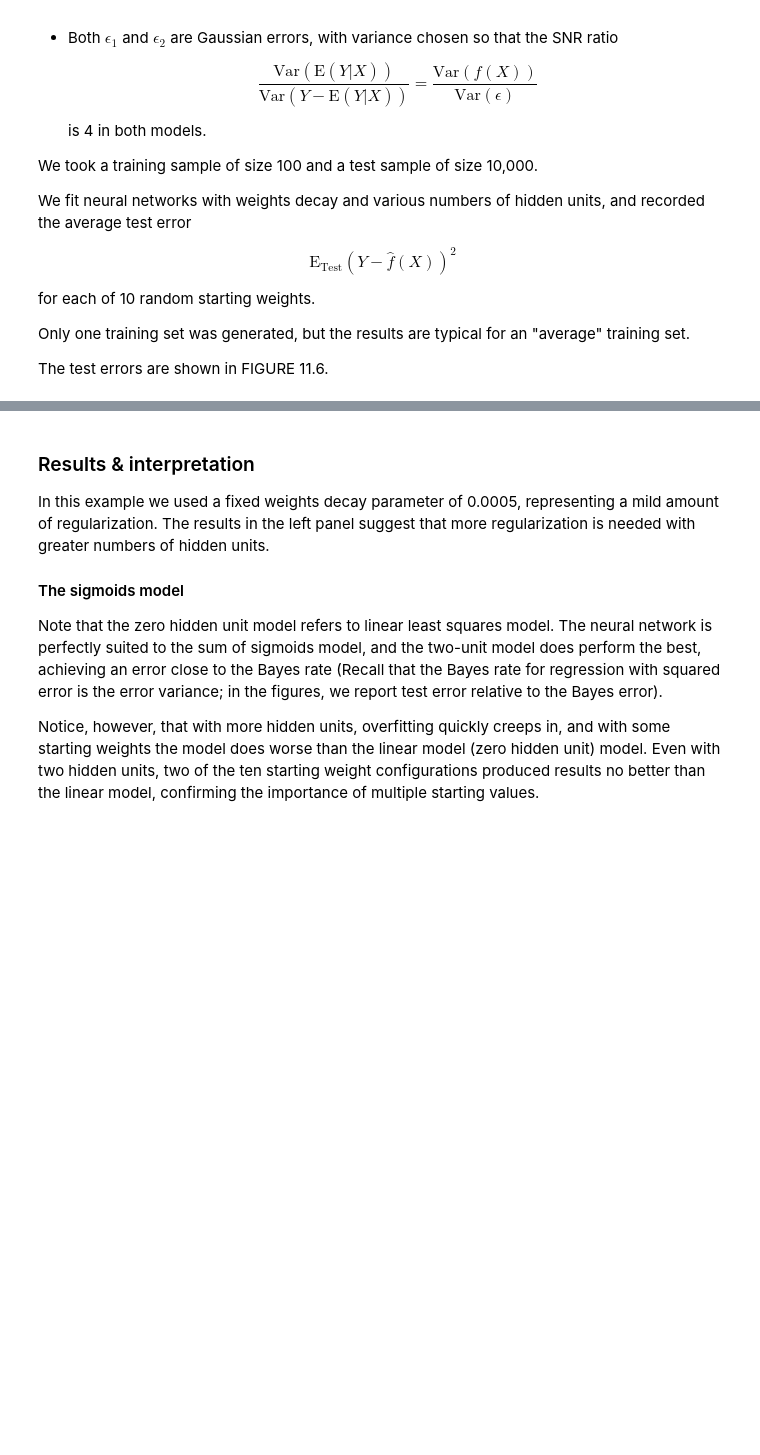
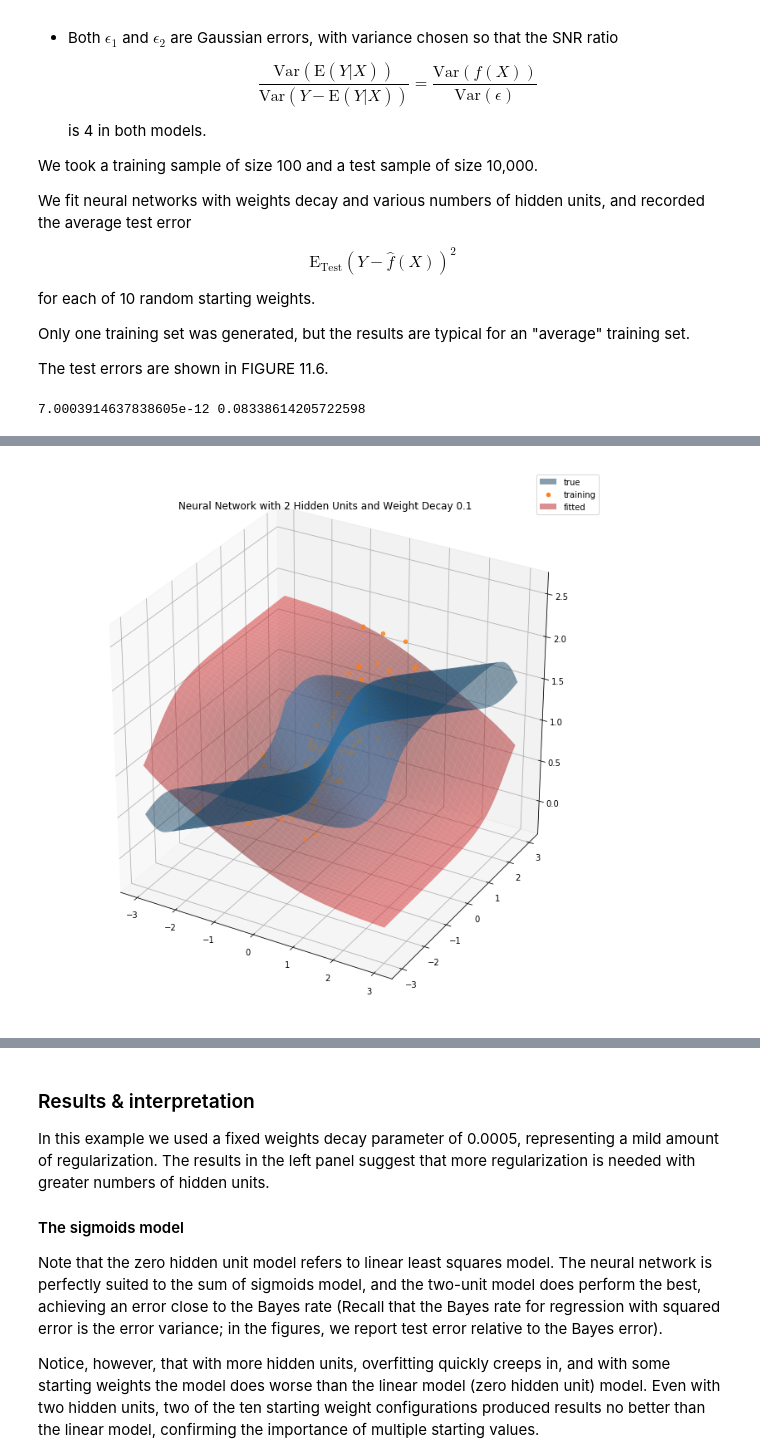
Before and after one commit to dgkim5360/the-elements-of-statistical-learning-notebooks, a Jupyter notebook: chapter11-neural-networks/section06-example-simulated-data.ipynb, the cells around one changed output, grey strips where cells are left out. Cells and saved outputs as stored; diff of their text form; code cells hidden in the pictures; blank space fills up the shorter version.

```diff
--- a/chapter11-neural-networks/section06-example-simulated-data.ipynb
+++ b/chapter11-neural-networks/section06-example-simulated-data.ipynb
@@ -128,0 +84,35 @@ torch_y = torch.autograd.Variable(torch.from_numpy(train_y.reshape(100, 1)).floa
+# %%
+def init_weights(model):
+    if isinstance(model, torch.nn.Linear):
+        torch.nn.init.normal(model.weight.data)
+
+
+def train(model:torch.nn.Module,
+          loss_fn:torch.nn.Module,
+          optimizer:torch.optim.Optimizer,
+          niter:int,
+          torch_x:torch.autograd.Variable,
+          torch_y:torch.autograd.Variable)->torch.nn.Module:
+    model.apply(init_weights)  # Reset the model
+    for epoch in range(niter):
+        y_pred = model(torch_x)
+
+        loss = loss_fn(y_pred, torch_y)
+
+        optimizer.zero_grad()
+
+        loss.backward()
+
+        optimizer.step()
+
+    # print(f'{niter} iterations done.')
+    # print('loss with weight decay', loss.data[0])
+    return loss
+
+
+def test(model:torch.nn.Module,
+         loss_fn:torch.nn.Module,
+         torch_x_test:torch.autograd.Variable,
+         torch_y_test:torch.autograd.Variable):
+    y_pred = model(torch_x_test)
+    return loss_fn(y_pred, torch_y_test)
@@ -129,3 +174,7 @@ torch_y = torch.autograd.Variable(torch.from_numpy(train_y.reshape(100, 1)).floa
+# %%
+print(errrate_bayes_radial, errrate_bayes_sigmoid)
+# %% [output]
+7.0003914637838605e-12 0.08338614205722598
 # %%
 %%time
 # Try only the best model for plot
@@ -142,19 +191,21 @@ optimizer = torch.optim.SGD(model.parameters(),
 loss_fn = torch.nn.MSELoss(size_average=False)
 
 # Train that model
-loss = train(model, loss_fn, optimizer, niter, torch_x, torch_y)
+loss = train(model, loss_fn, optimizer, niter, torch_x_sigmoid, torch_y_sigmoid)
 
 # Plot
 linspace = scipy.linspace(-3, 3, 100)
 meshgrid_x, meshgrid_y = scipy.meshgrid(linspace, linspace)
 meshgrid_z_true = sigmoid(3*(meshgrid_x+meshgrid_y)) + sigmoid(3*(meshgrid_x-meshgrid_y))
 
-fig1 = plt.figure(1)
+fig1 = plt.figure(1, figsize=(12, 12))
 ax1 = fig1.add_subplot(1, 1, 1, projection='3d')
 surf_true = ax1.plot_surface(meshgrid_x, meshgrid_y, meshgrid_z_true, alpha=.5, label='true')
 surf_true._facecolors2d = surf_true._facecolors3d
 surf_true._edgecolors2d = surf_true._edgecolors3d
-ax1.scatter3D(train_x[:, 0], train_x[:, 1], train_y, color='C1', label='training')
+ax1.scatter3D(train_x_sigmoid[:, 0],
+              train_x_sigmoid[:, 1],
+              train_y_sigmoid, color='C1', label='training')
 
 grid_x = scipy.array([[x,y] for x in linspace for y in linspace])
 torch_grid_x = torch.autograd.Variable(torch.from_numpy(grid_x).float(),
@@ -166,6 +217,6 @@ surf_fitted = ax1.plot_surface(meshgrid_x, meshgrid_y, fitted_grid_z,
 surf_fitted._facecolors2d = surf_fitted._facecolors3d
 surf_fitted._edgecolors2d = surf_fitted._edgecolors3d
 ax1.set_title('Neural Network with 2 Hidden Units and Weight Decay 0.1')
-ax1.legend(loc='lower left')
+ax1.legend()
 plt.show()
 # %% [output]
@@ -173,0 +223 @@ plt.show()
+[figure, added]
```
Also changed, not shown: parts of 17 cells of this notebook.
